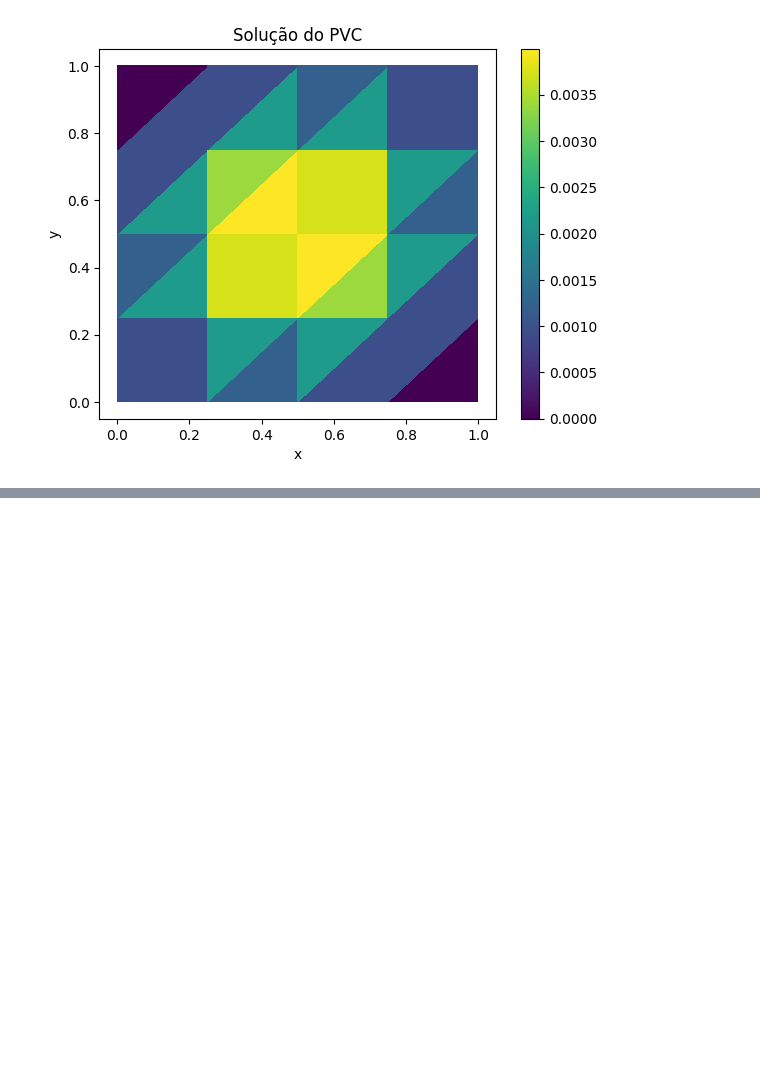
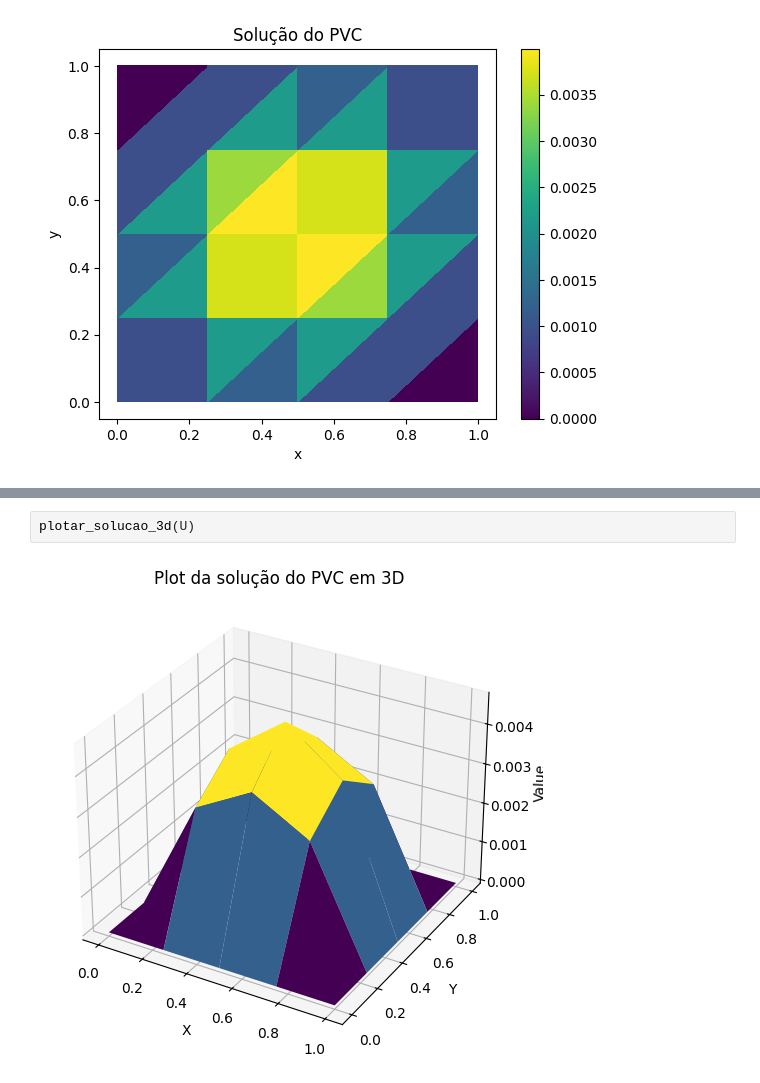
Before and after one commit to carloshenriquefbf/computational-linear-algebra, a Jupyter notebook: PVC.ipynb, the cells around one changed output, grey strips where cells are left out. Cells and saved outputs as stored; diff of their text form; blank space fills up the shorter version.

```diff
--- a/PVC.ipynb
+++ b/PVC.ipynb
@@ -317,0 +366,4 @@ plottar_solucao(points, triangles, U)
+# %%
+plotar_solucao_3d(U)
+# %% [output]
+[figure, added]
```
Also changed, not shown: parts of 8 cells of this notebook, 3 other files.
